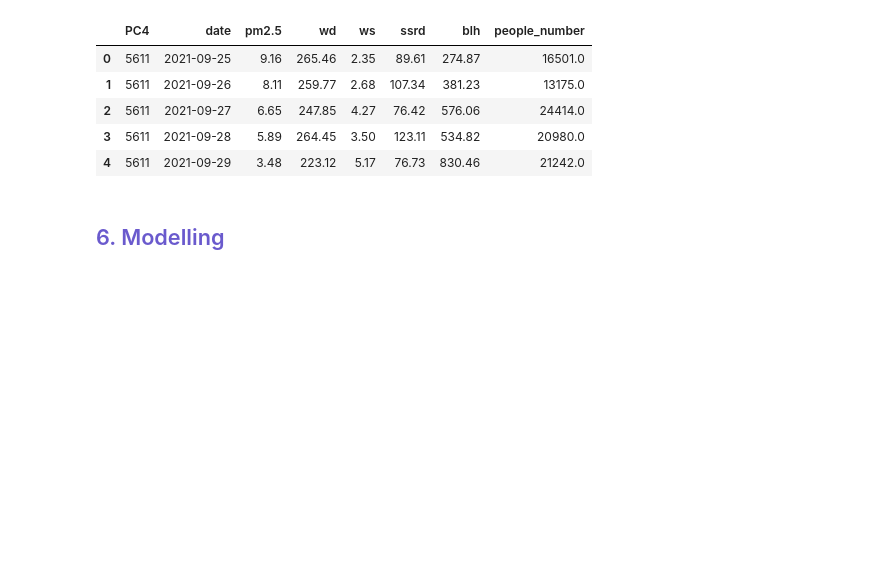
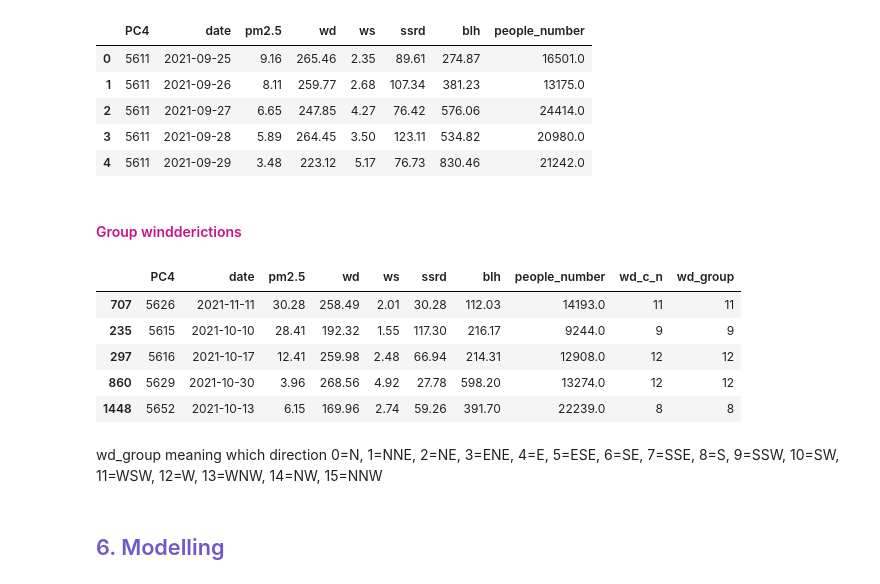
Before and after one commit to rawan-a-d/Air-Quality-Prediction, a Jupyter notebook: notebook.ipynb, the cells around one changed output. Drawn from its saved outputs; the diff is of its cells as text; code cells hidden in the pictures; blank space fills up the shorter version.

Commit message:
grouped WD

```diff
--- a/notebook.ipynb
+++ b/notebook.ipynb
@@ -1626,5 +1600,25 @@ df_grouped.head(5)
 | 2 | 5611 | 2021-09-27 | 6.65 | 247.85 | 4.27 | 76.42 | 576.06 | 24414.0 |
 | 3 | 5611 | 2021-09-28 | 5.89 | 264.45 | 3.50 | 123.11 | 534.82 | 20980.0 |
 | 4 | 5611 | 2021-09-29 | 3.48 | 223.12 | 5.17 | 76.73 | 830.46 | 21242.0 |
+# %% [markdown]
+<h4><font color=mediumvioletred>Group windderictions</font></h4>
+# %%
+def degToCompassNumerical(num):
+    val=int((num/22.5)+.5)
+
+    return (val % 16)
+
+df_grouped['wd_group'] = df_grouped.apply(lambda row: degToCompassNumerical(row.wd), axis=1)
+df_grouped.sample(5)
+# %% [output]
+|  | PC4 | date | pm2.5 | wd | ws | ssrd | blh | people_number | wd_c_n | wd_group |
+| 707 | 5626 | 2021-11-11 | 30.28 | 258.49 | 2.01 | 30.28 | 112.03 | 14193.0 | 11 | 11 |
+| 235 | 5615 | 2021-10-10 | 28.41 | 192.32 | 1.55 | 117.30 | 216.17 | 9244.0 | 9 | 9 |
+| 297 | 5616 | 2021-10-17 | 12.41 | 259.98 | 2.48 | 66.94 | 214.31 | 12908.0 | 12 | 12 |
+| 860 | 5629 | 2021-10-30 | 3.96 | 268.56 | 4.92 | 27.78 | 598.20 | 13274.0 | 12 | 12 |
+| 1448 | 5652 | 2021-10-13 | 6.15 | 169.96 | 2.74 | 59.26 | 391.70 | 22239.0 | 8 | 8 |
+# %% [markdown]
+wd_group meaning which direction
+0=N, 1=NNE, 2=NE, 3=ENE, 4=E, 5=ESE, 6=SE, 7=SSE, 8=S, 9=SSW, 10=SW, 11=WSW, 12=W, 13=WNW, 14=NW, 15=NNW
 # %% [markdown]
 <h2><font color=slateblue> 6. Modelling </font></h2>
```
Also changed, not shown: parts of 42 cells of this notebook.
